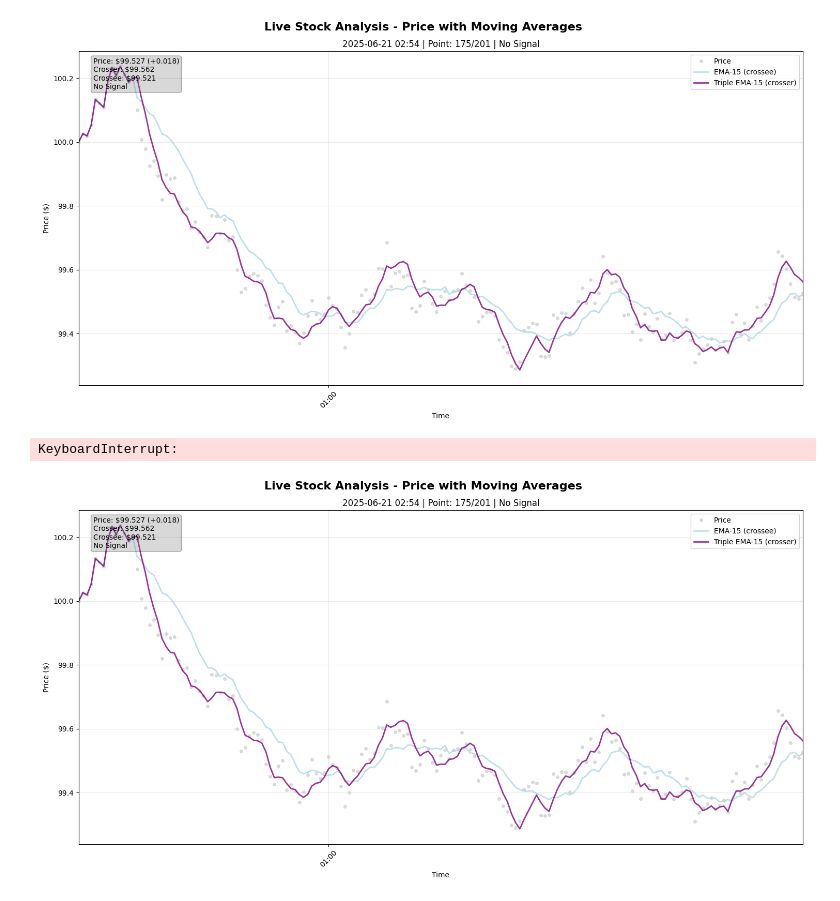
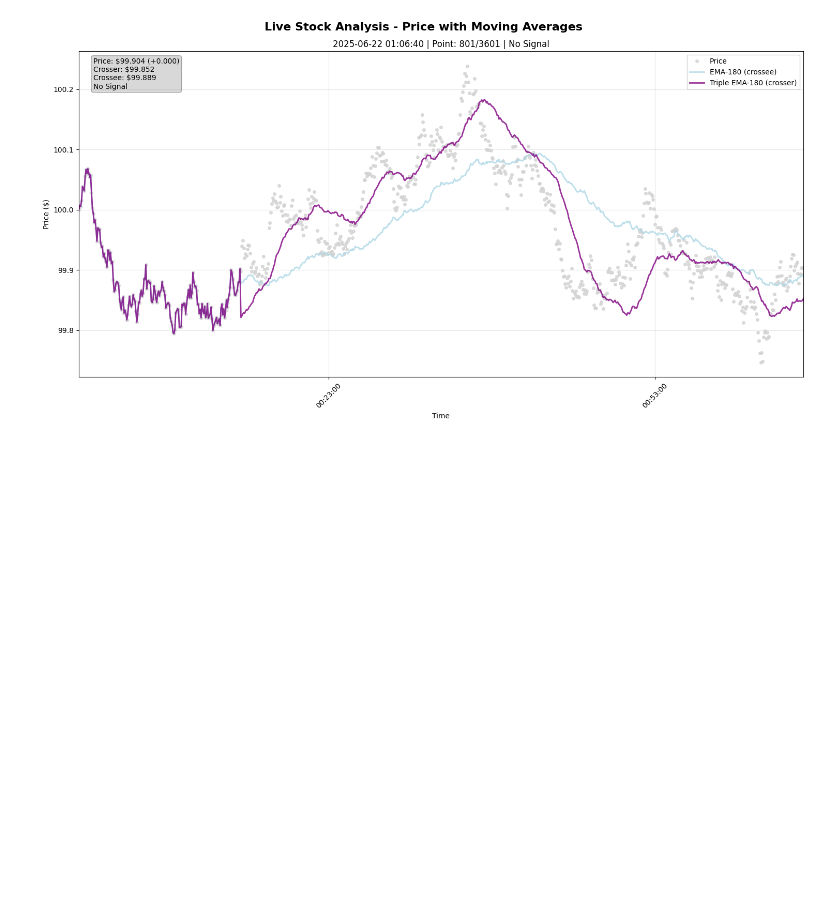
Before and after one commit to surgelove/trading_strategies_testbed, a Jupyter notebook: test1.ipynb, the cells around one changed output. Cells and saved outputs as stored; diff of their text form; code cells hidden in the pictures; blank space fills up the shorter version.

```diff
--- a/test1.ipynb
+++ b/test1.ipynb
@@ -4,21 +4,21 @@ import pandas as pd
 import matplotlib.pyplot as plt
 from datetime import datetime, timedelta
 
-# Monte Carlo Stock Price Simulation for 24 hours (1440 minutes)
+# Monte Carlo Stock Price Simulation for 24 hours (17280 five-second intervals)
 def generate_stock_price_data():
     """
-    Generate 1-minute stock price data for 24 hours using Monte Carlo method
+    Generate 5-second stock price data for 24 hours using Monte Carlo method
     """
     # Parameters
     initial_price = 100.0  # Starting stock price
-    drift = 0.0001  # Daily drift (small for 1-minute intervals)
+    drift = 0.0001  # Daily drift (small for 5-second intervals)
     volatility = 0.02  # Daily volatility
-    time_step = 1 / (24 * 60)  # 1 minute in terms of days
-    num_steps = 24 * 60  # 1440 minutes in 24 hours
+    time_step = 1 / (24 * 60 * 12)  # 5 seconds in terms of days (12 five-second intervals per minute)
+    num_steps = 24 * 60 * 12  # 17280 five-second intervals in 24 hours
 
     # Generate time series
     start_time = datetime.now().replace(hour=0, minute=0, second=0, microsecond=0)
-    timestamps = [start_time + timedelta(minutes=i) for i in range(num_steps)]
+    timestamps = [start_time + timedelta(seconds=i*5) for i in range(num_steps)]
 
     # Monte Carlo simulation using Geometric Brownian Motion
     prices = [initial_price]
@@ -67,7 +67,7 @@ print(f"Percentage change: {((stock_df['price'].iloc[-1] / stock_df['price'].ilo
 plt.figure(figsize=(15, 8))
 plt.subplot(2, 1, 1)
 plt.plot(stock_df['timestamp'], stock_df['price'], linewidth=0.8, color='blue')
-plt.title('24-Hour Stock Price Simulation (Monte Carlo Method)')
+plt.title('24-Hour Stock Price Simulation (Monte Carlo Method) - 5-Second Intervals')
 plt.xlabel('Time')
 plt.ylabel('Price ($)')
 plt.grid(True, alpha=0.3)
@@ -75,7 +75,7 @@ plt.xticks(rotation=45)
 
 # Plot volume
 plt.subplot(2, 1, 2)
-plt.bar(stock_df['timestamp'][::60], stock_df['volume'][::60], width=timedelta(minutes=30), alpha=0.7, color='green')
+plt.bar(stock_df['timestamp'][::720], stock_df['volume'][::720], width=timedelta(minutes=30), alpha=0.7, color='green')
 plt.title('Trading Volume (Hourly View)')
 plt.xlabel('Time')
 plt.ylabel('Volume')
@@ -183,11 +183,11 @@ def process_moving_averages_data():
     Returns the processed data for display
     """
     print("Processing Moving Averages Data...")
-    print("Calculating Triple EMA (crosser) and EMA (crossee) with 15-minute periods")
+    print("Calculating Triple EMA (crosser) and EMA (crossee) with 180-data-point periods (15 minutes)")
     print("-" * 70)
 
     # Parameters
-    ema_period = 15  # 15 minutes interval
+    ema_period = 180  # 180 five-second intervals = 15 minutes
 
     # Initialize data containers
     processed_data = {
@@ -216,12 +216,12 @@ def process_moving_averages_data():
 
         # Calculate moving averages
         if len(price_history) >= ema_period:
-            # Calculate EMA (crossee) - using last 15 values
+            # Calculate EMA (crossee) - using last 180 values (15 minutes)
             recent_prices = price_history[-ema_period:]
             crossee = calculate_ema(recent_prices, ema_period)
             processed_data['crossee_values'].append(crossee)
 
-            # Calculate Triple EMA (crosser) - using last 15 values
+            # Calculate Triple EMA (crosser) - using last 180 values (15 minutes)
             crosser = calculate_triple_ema(recent_prices, ema_period)
             processed_data['crosser_values'].append(crosser if crosser is not None else crossee)
         else:
@@ -255,7 +255,7 @@ def process_moving_averages_data():
         processed_data['signals'].append(signal)
 
         # Optional: Break early for demo (remove for full dataset)
-        if i >= 200:  # Stop after 200 rows for demo
+        if i >= 3600:  # Stop after 3600 rows (5 hours of 5-second data) for demo
             break
 
     print(f"✅ Data processing completed! Processed {len(processed_data['prices'])} data points.")
@@ -269,7 +269,7 @@ def display_live_chart(processed_data):
     print("-" * 70)
 
     # Parameters
-    ema_period = 15
+    ema_period = 180  # 180 five-second intervals = 15 minutes
 
     # Enable interactive plotting
     plt.ion()
@@ -334,11 +334,11 @@ def display_live_chart(processed_data):
                facecolor=signal_color, alpha=0.3))
 
         # Format x-axis for timestamps
-        ax.xaxis.set_major_formatter(mdates.DateFormatter('%H:%M'))
-        ax.xaxis.set_major_locator(mdates.HourLocator(interval=2))
+        ax.xaxis.set_major_formatter(mdates.DateFormatter('%H:%M:%S'))
+        ax.xaxis.set_major_locator(mdates.MinuteLocator(interval=30))
 
         # Set title with current info
-        ax.set_title(f'{current_timestamp.strftime("%Y-%m-%d %H:%M")} | Point: {i+1}/{len(processed_data["prices"])} | {signal}')
+        ax.set_title(f'{current_timestamp.strftime("%Y-%m-%d %H:%M:%S")} | Point: {i+1}/{len(processed_data["prices"])} | {signal}')
         ax.set_xlabel('Time')
         ax.set_ylabel('Price ($)')
         ax.grid(True, alpha=0.3)
@@ -380,34 +380,32 @@ def display_live_chart(processed_data):
 
     if len(processed_data['prices']) > 0:
         final_price = processed_data['prices'][-1]
         final_crosser = processed_data['crosser_values'][-1]
         final_crossee = processed_data['crossee_values'][-1]
         final_signal = processed_data['signals'][-1]
 
         print(f"Final Price: ${final_price:.3f}")
         print(f"Final Crosser (Triple EMA): ${final_crosser:.3f}")
         print(f"Final Crossee (EMA): ${final_crossee:.3f}")
-        print(f"Time span: {processed_data['timestamps'][0].strftime('%H:%M')} to {processed_data['timestamps'][-1].strftime('%H:%M')}")
+        print(f"Time span: {processed_data['timestamps'][0].strftime('%H:%M:%S')} to {processed_data['timestamps'][-1].strftime('%H:%M:%S')}")
 
         # Final signal
         if final_crosser > final_crossee:
             print("📈 Current Signal: BULLISH (Crosser above Crossee)")
         else:
             print("📉 Current Signal: BEARISH (Crosser below Crossee)")
 
 def process_stock_data_with_moving_averages():
     """
     Main function that calls processing and display separately
     """
     # Step 1: Process the moving averages data
     processed_data = process_moving_averages_data()
 
     # Step 2: Display the live chart
     display_live_chart(processed_data)
 
 # Run the analysis
 process_stock_data_with_moving_averages()
 # %% [output]
-[figure, old version]
+[figure, new version]
-KeyboardInterrupt:
-[figure, removed]
```
Also changed, not shown: parts of 1 cell of this notebook, 1 other file.
